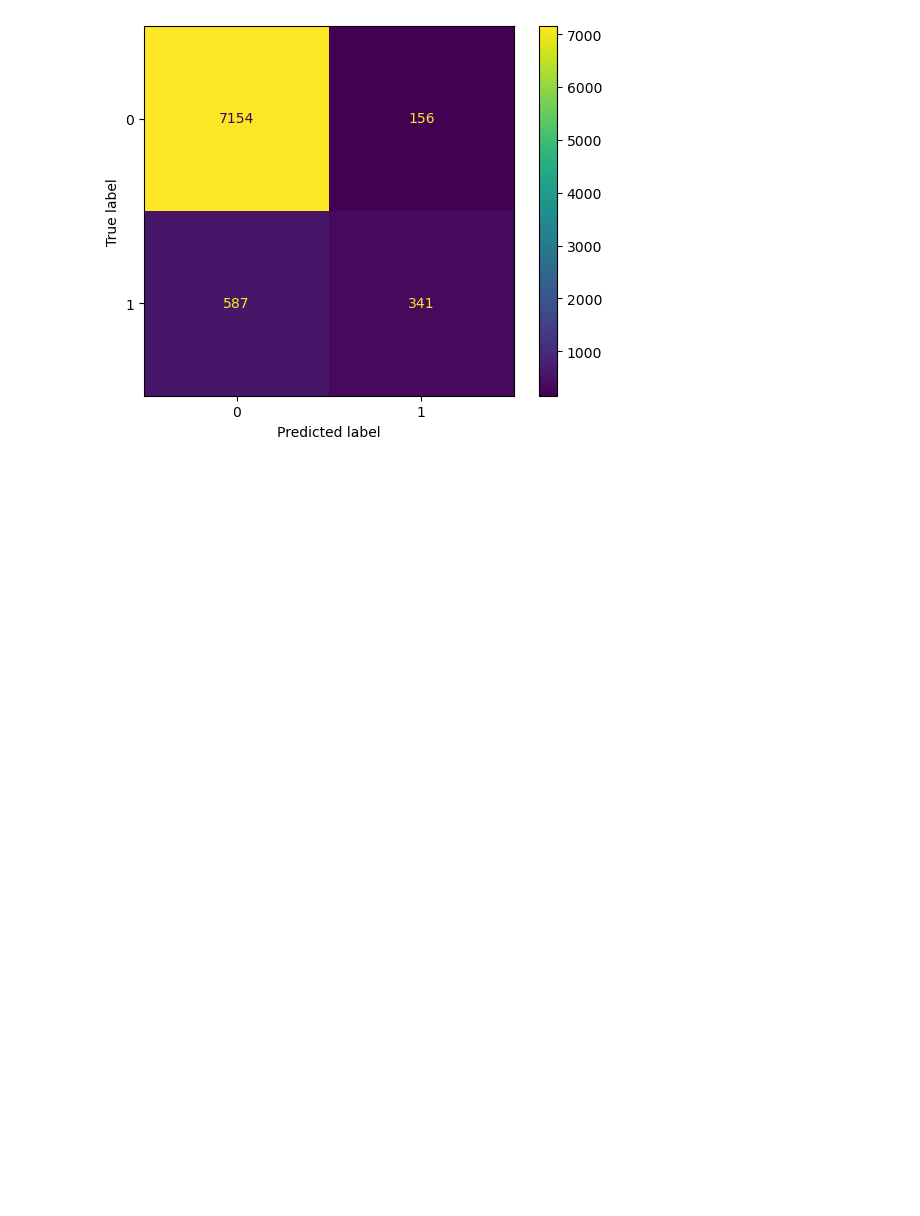
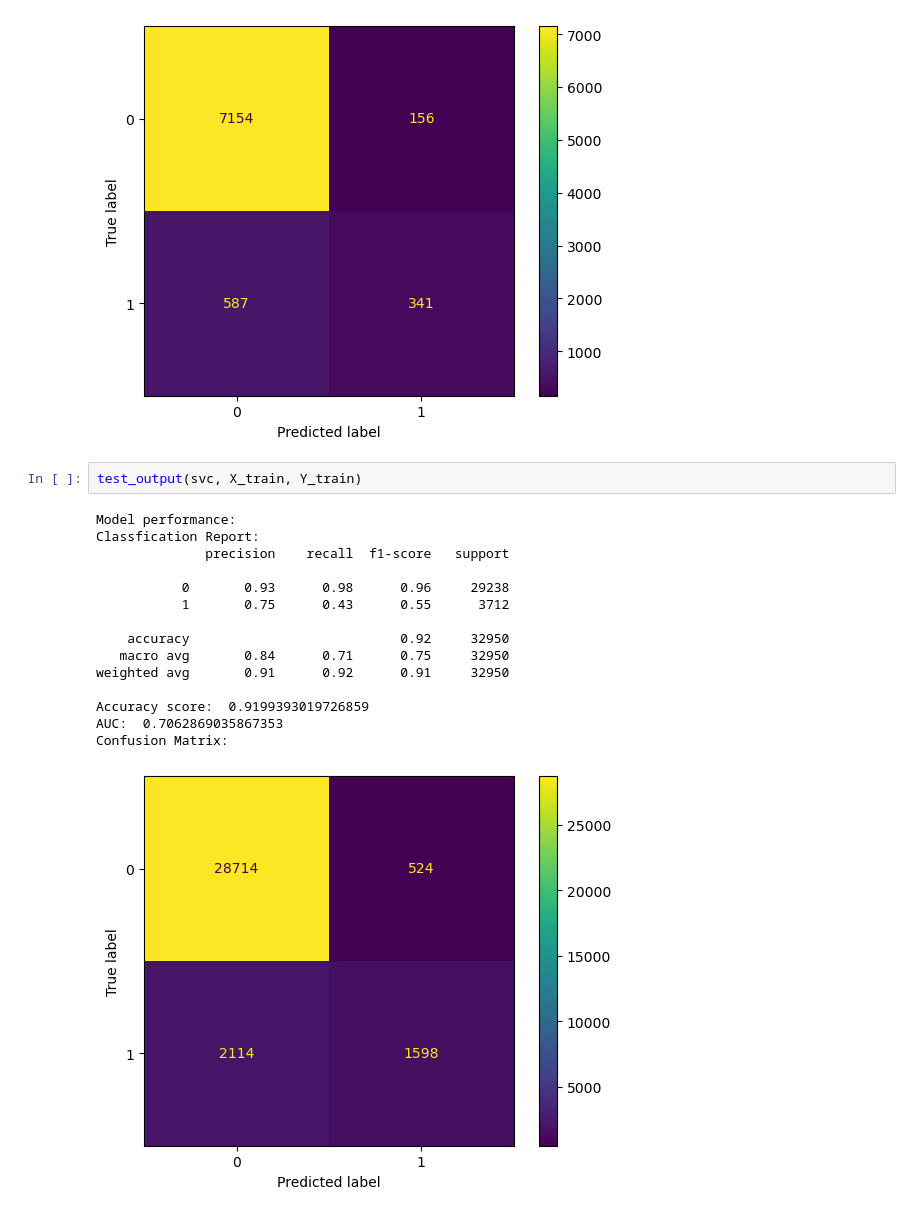
Before and after one commit to Yukitoshi12345/Bank-Marketing-Analysis, a Jupyter notebook: support_vector_machine.ipynb, the cells around one changed output. Saved outputs shown, nothing was run; the diff lists cells and outputs as text; blank space fills up the shorter version.

Commit message:
added test confusion matrix svm

```diff
--- a/support_vector_machine.ipynb
+++ b/support_vector_machine.ipynb
@@ -98,3 +98,21 @@ Accuracy score:  0.9098082058752124
 AUC:  0.6730581336383792
 Confusion Matrix:
 [figure]
+# %%
+test_output(svc, X_train, Y_train)
+# %% [output]
+Model performance:
+Classfication Report:
+              precision    recall  f1-score   support
+
+           0       0.93      0.98      0.96     29238
+           1       0.75      0.43      0.55      3712
+
+    accuracy                           0.92     32950
+   macro avg       0.84      0.71      0.75     32950
+weighted avg       0.91      0.92      0.91     32950
+
+Accuracy score:  0.9199393019726859
+AUC:  0.7062869035867353
+Confusion Matrix:
+[figure, added]
```
